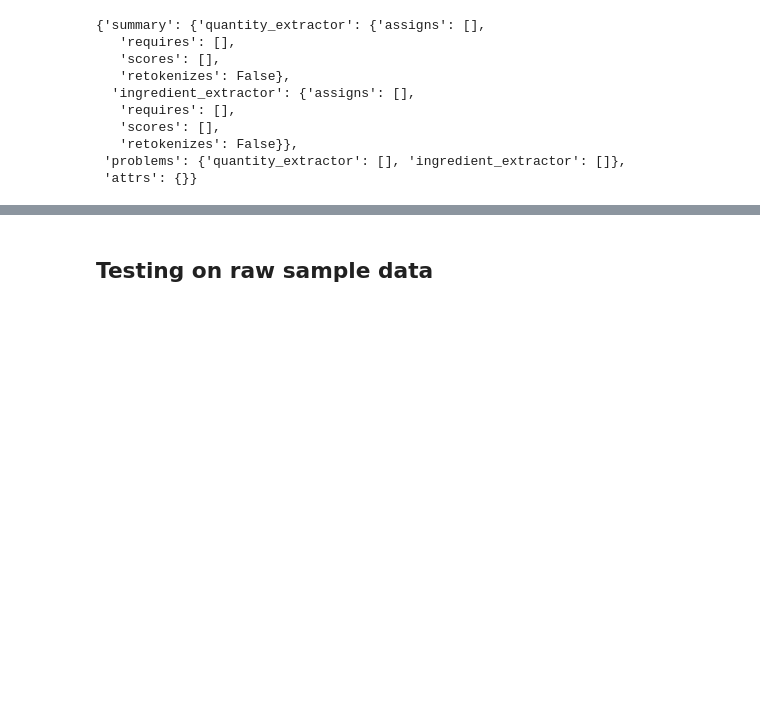
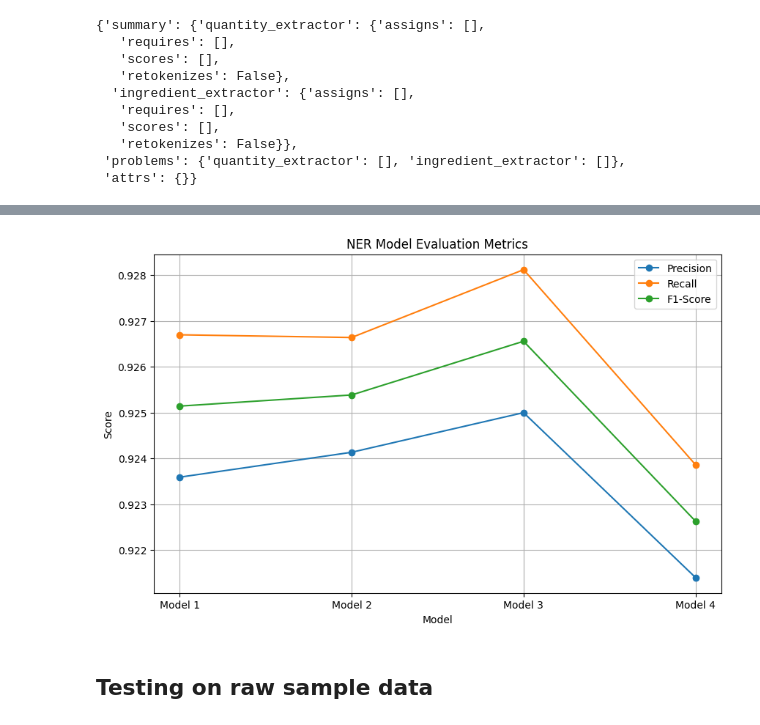
Before and after one commit to mchellappa/ie7500-huskyfit-grocerylist, a Jupyter notebook: src/ner-notebook.ipynb, the cells around one changed output, grey strips where cells are left out. Saved outputs shown, nothing was run; the diff lists cells and outputs as text; code cells hidden in the pictures; blank space fills up the shorter version.

```diff
--- a/src/ner-notebook.ipynb
+++ b/src/ner-notebook.ipynb
@@ -363,7 +390,7 @@ test_df.head()
 # %%
 pd.set_option('display.max_colwidth', None)
-test_df.to_csv('test_results.csv', index=False)
-test_df['predicted_ingredients'].to_csv('predicted_ingredients.csv', index=False)
+for i in range(1, 5):
+    test_df[f'predicted_ingredients_model_{i}'].to_csv(f'predicted_ingredients_model_{i}.csv', index=False)
 # %% [markdown]
 ## Evaluation of Model Performance:
 
@@ -441,11 +409,0 @@ nlp.analyze_pipes()
-# %%
-#Creating annotations for predicted ingredient values
-
-from spacy.tokens import DocBin
-
-predicted_data = [(text, {"entities": []}) for text in texts]
-
-for i, (text, annotations) in enumerate(predicted_data):
-    doc = nlp(text)
-    entities = [(ent.start_char, ent.end_char, ent.label_) for ent in doc.ents]
-    predicted_data[i] = (text, {"entities": entities})
@@ -610,3 +533,8 @@ print(metrics)
+# %%
+#Plot NER model evaluation metrics
+plot_metrics(precisions, recalls, f1_scores)
+# %% [output]
+[figure, added]
 # %% [markdown]
 ## Testing on raw sample data
 # %%
```
Also changed, not shown: parts of 26 cells of this notebook, 2 other files.
